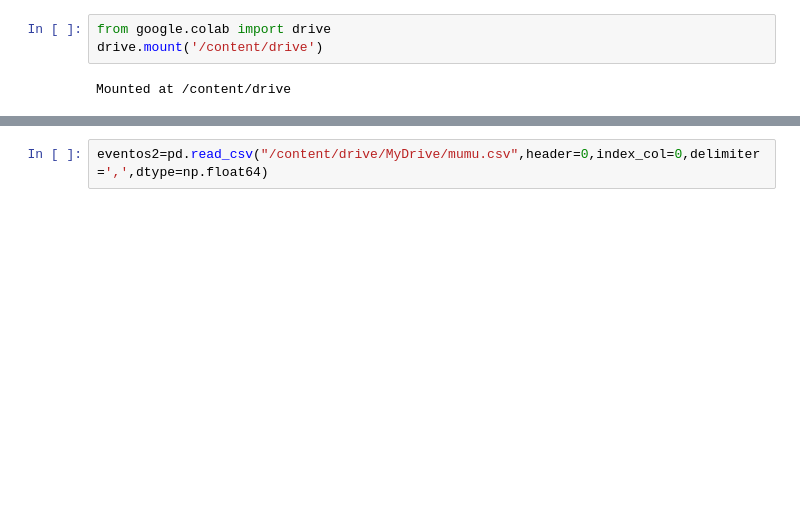
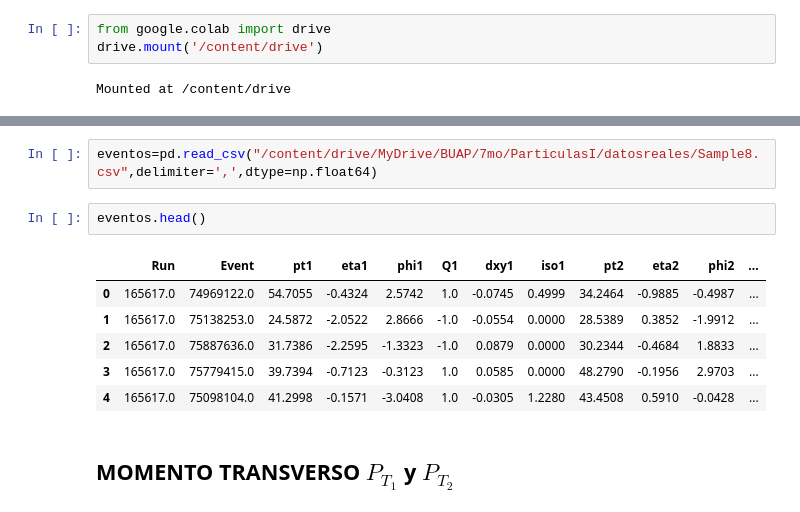
Before and after one commit to fisicadeparticulas/20210915_procesamientodearchivoslhe-alancovamo, a Jupyter notebook: practicaopendata.ipynb, the cells around one changed output, grey strips where cells are left out. Drawn from its saved outputs; the diff is of its cells as text; blank space fills up the shorter version.

```diff
--- a/practicaopendata.ipynb
+++ b/practicaopendata.ipynb
@@ -36,2 +19,13 @@ fig_0.show()
 # %%
-eventos2=pd.read_csv("/content/drive/MyDrive/mumu.csv",header=0,index_col=0,delimiter=',',dtype=np.float64)
+eventos=pd.read_csv("/content/drive/MyDrive/BUAP/7mo/ParticulasI/datosreales/Sample8.csv",delimiter=',',dtype=np.float64)
+# %%
+eventos.head()
+# %% [output]
+|  | Run | Event | pt1 | eta1 | phi1 | Q1 | dxy1 | iso1 | pt2 | eta2 | phi2 | ... |
+| 0 | 165617.0 | 74969122.0 | 54.7055 | -0.4324 | 2.5742 | 1.0 | -0.0745 | 0.4999 | 34.2464 | -0.9885 | -0.4987 | ... |
+| 1 | 165617.0 | 75138253.0 | 24.5872 | -2.0522 | 2.8666 | -1.0 | -0.0554 | 0.0000 | 28.5389 | 0.3852 | -1.9912 | ... |
+| 2 | 165617.0 | 75887636.0 | 31.7386 | -2.2595 | -1.3323 | -1.0 | 0.0879 | 0.0000 | 30.2344 | -0.4684 | 1.8833 | ... |
+| 3 | 165617.0 | 75779415.0 | 39.7394 | -0.7123 | -0.3123 | 1.0 | 0.0585 | 0.0000 | 48.2790 | -0.1956 | 2.9703 | ... |
+| 4 | 165617.0 | 75098104.0 | 41.2998 | -0.1571 | -3.0408 | 1.0 | -0.0305 | 1.2280 | 43.4508 | 0.5910 | -0.0428 | ... |
+# %% [markdown]
+## MOMENTO TRANSVERSO $P_{T_1}$ y $P_{T_2}$
```
Also changed, not shown: parts of 5 cells of this notebook.
